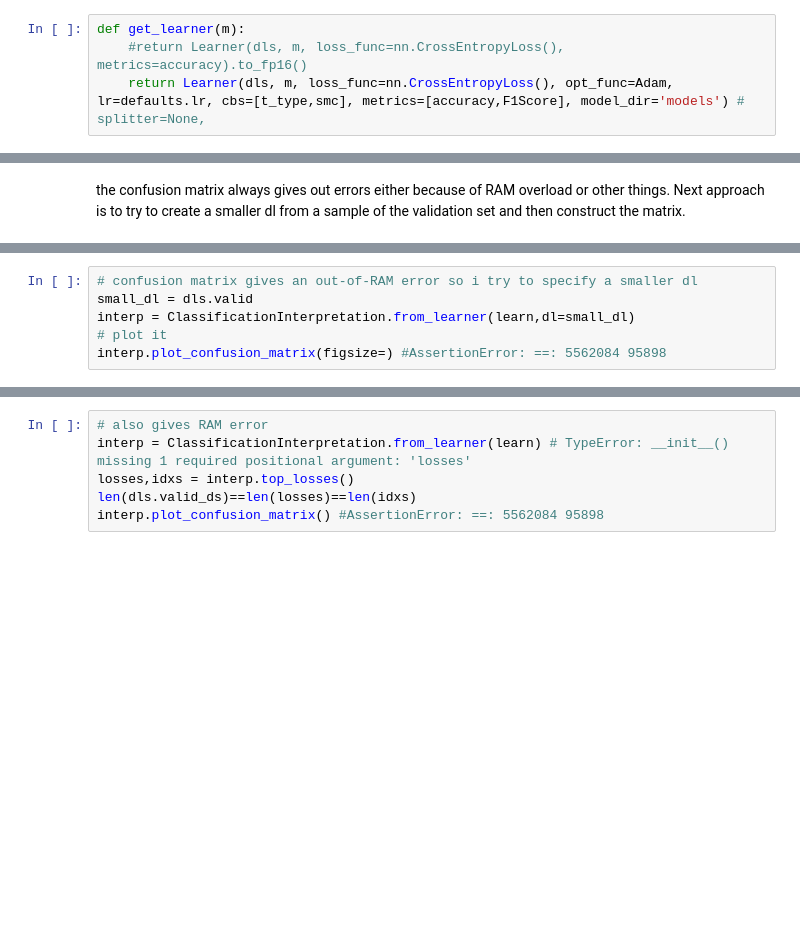
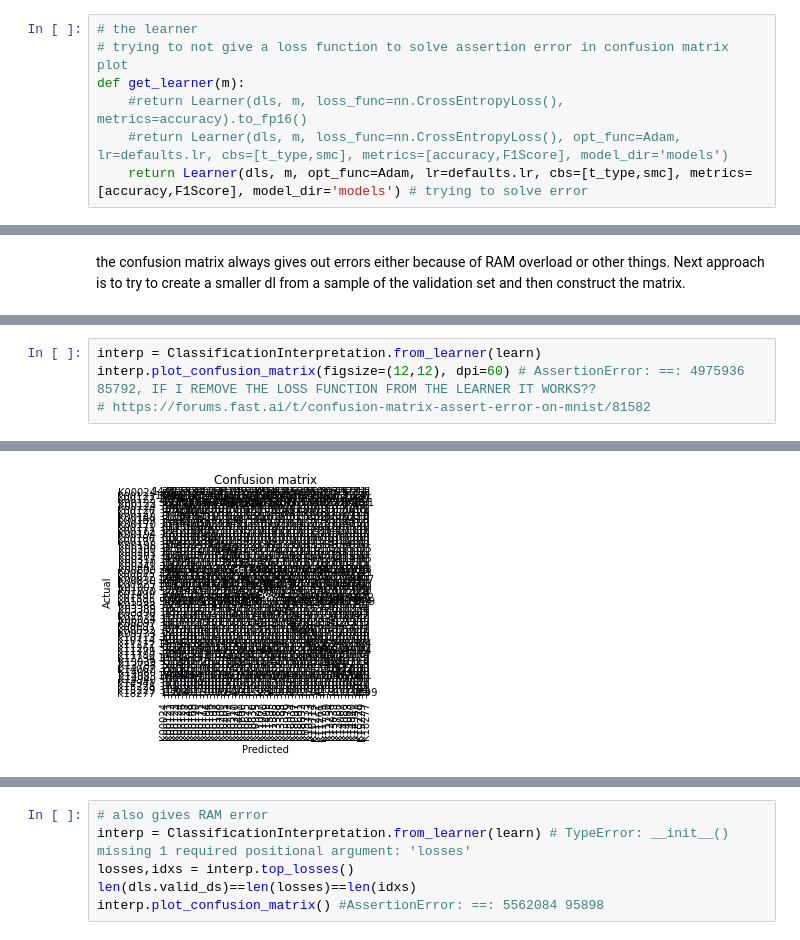
Before and after one commit to lphohmann/BINP37_DL_protein_classification, a Jupyter notebook: 1D_ResNet.ipynb, the cells around one changed output, grey strips where cells are left out. Saved outputs shown, nothing was run; the diff lists cells and outputs as text; blank space fills up the shorter version.

Commit message:
solved confusion matrix error

```diff
--- a/1D_ResNet.ipynb
+++ b/1D_ResNet.ipynb
@@ -225,9 +221,12 @@ class ResNet(nn.Sequential):
             for i in range(n_layers)
         ])
 # %%
+# the learner
+# trying to not give a loss function to solve assertion error in confusion matrix plot
 def get_learner(m):
     #return Learner(dls, m, loss_func=nn.CrossEntropyLoss(), metrics=accuracy).to_fp16()
-    return Learner(dls, m, loss_func=nn.CrossEntropyLoss(), opt_func=Adam, lr=defaults.lr, cbs=[t_type,smc], metrics=[accuracy,F1Score], model_dir='models') # splitter=None,
+    #return Learner(dls, m, loss_func=nn.CrossEntropyLoss(), opt_func=Adam, lr=defaults.lr, cbs=[t_type,smc], metrics=[accuracy,F1Score], model_dir='models')
+    return Learner(dls, m, opt_func=Adam, lr=defaults.lr, cbs=[t_type,smc], metrics=[accuracy,F1Score], model_dir='models') # trying to solve error
 # %%
 rn = ResNet(dls.c, [3,4,6,3], 4) # these group sizes make up a resnet50
 learn = get_learner(rn)
@@ -287,6 +262,5 @@ AssertionError: ignored
-# %%
-# confusion matrix gives an out-of-RAM error so i try to specify a smaller dl
-small_dl = dls.valid
-interp = ClassificationInterpretation.from_learner(learn,dl=small_dl)
-# plot it
-interp.plot_confusion_matrix(figsize=) #AssertionError: ==: 5562084 95898
+# %%
+interp = ClassificationInterpretation.from_learner(learn)
+interp.plot_confusion_matrix(figsize=(12,12), dpi=60) # AssertionError: ==: 4975936 85792, IF I REMOVE THE LOSS FUNCTION FROM THE LEARNER IT WORKS??
+# https://forums.fast.ai/t/confusion-matrix-assert-error-on-mnist/81582
+# %% [output]
@@ -292,0 +268 @@ interp.plot_confusion_matrix(figsize=) #AssertionError: ==: 5562084 95898
+[figure, added]
```
Also changed, not shown: parts of 13 cells of this notebook.
